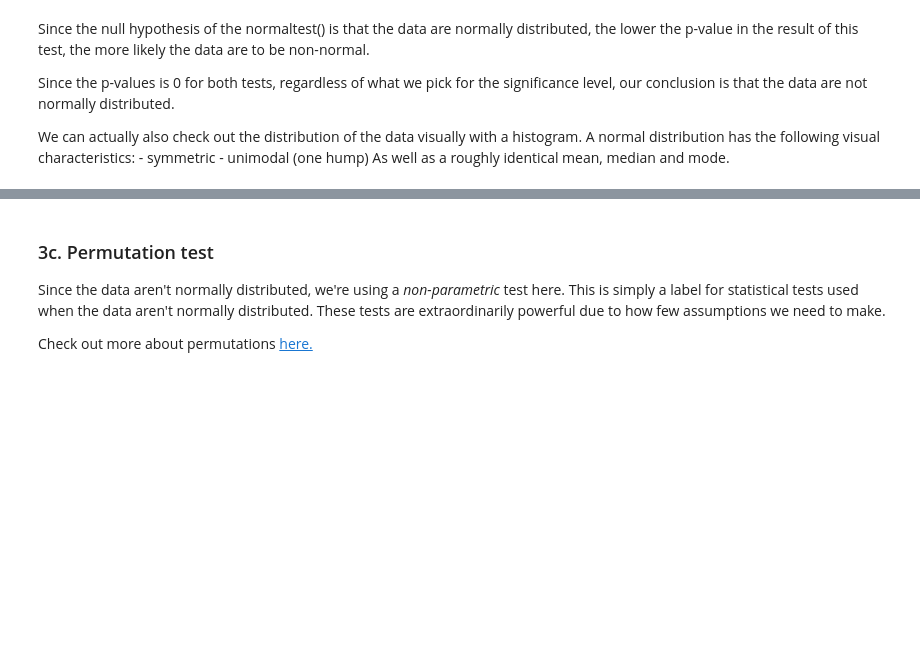
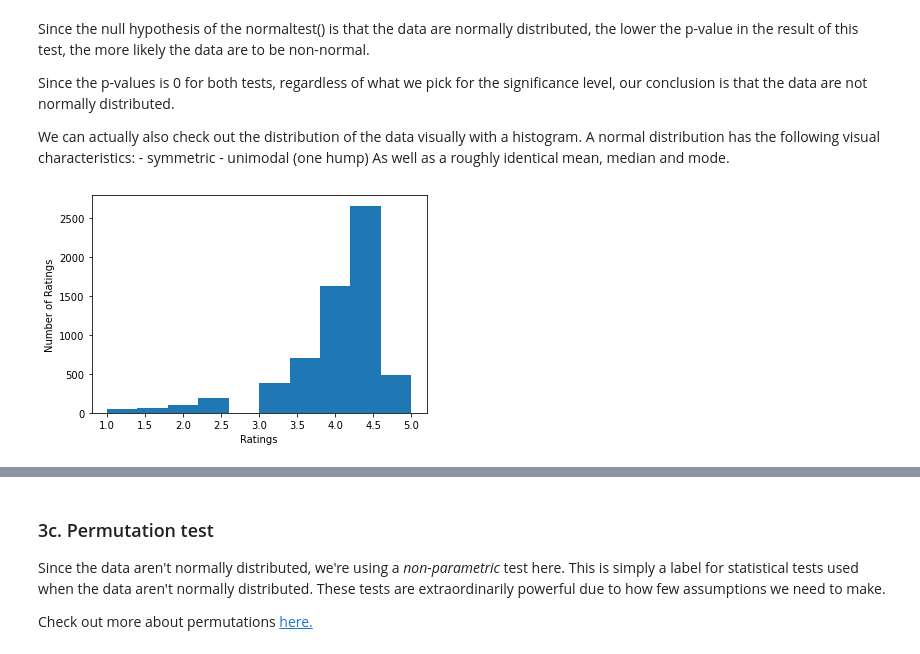
Before and after one commit to JasonCaldwellMBA/Apps_Case_Study, a Jupyter notebook: Springboard Apps project - Tier 3 - Complete.ipynb, the cells around one changed output, grey strips where cells are left out. Saved outputs shown, nothing was run; the diff lists cells and outputs as text; code cells hidden in the pictures; blank space fills up the shorter version.

```diff
--- a/Springboard Apps project - Tier 3 - Complete.ipynb
+++ b/Springboard Apps project - Tier 3 - Complete.ipynb
@@ -427,7 +427,8 @@ There are many different statistical tests, all with different assumptions. You'
 # %%
 # Create a subset of the column 'Rating' by the different platforms.
 # Call the subsets 'apple' and 'google'
-_ _ _
+apple = df[df['platform'] == 'apple']['Rating']
+google = df[df['platform'] == 'google']['Rating']
 # %%
 # Using the stats.normaltest() method, get an indication of whether the apple data are normally distributed
 # Save the result in a variable called apple_normal, and print it out
@@ -446,6 +453,11 @@ We can actually also check out the distribution of the data visually with a hist
 As well as a roughly identical mean, median and mode.
 # %%
 # Create a histogram of the apple reviews distribution
-_ _ _
+plt.hist(apple)
+plt.xlabel("Ratings")
+plt.ylabel("Number of Ratings")
+plt.show()
+# %% [output]
+[figure, added]
 # %%
 # Create a histogram of the google data
```
Also changed, not shown: parts of 8 cells of this notebook.
